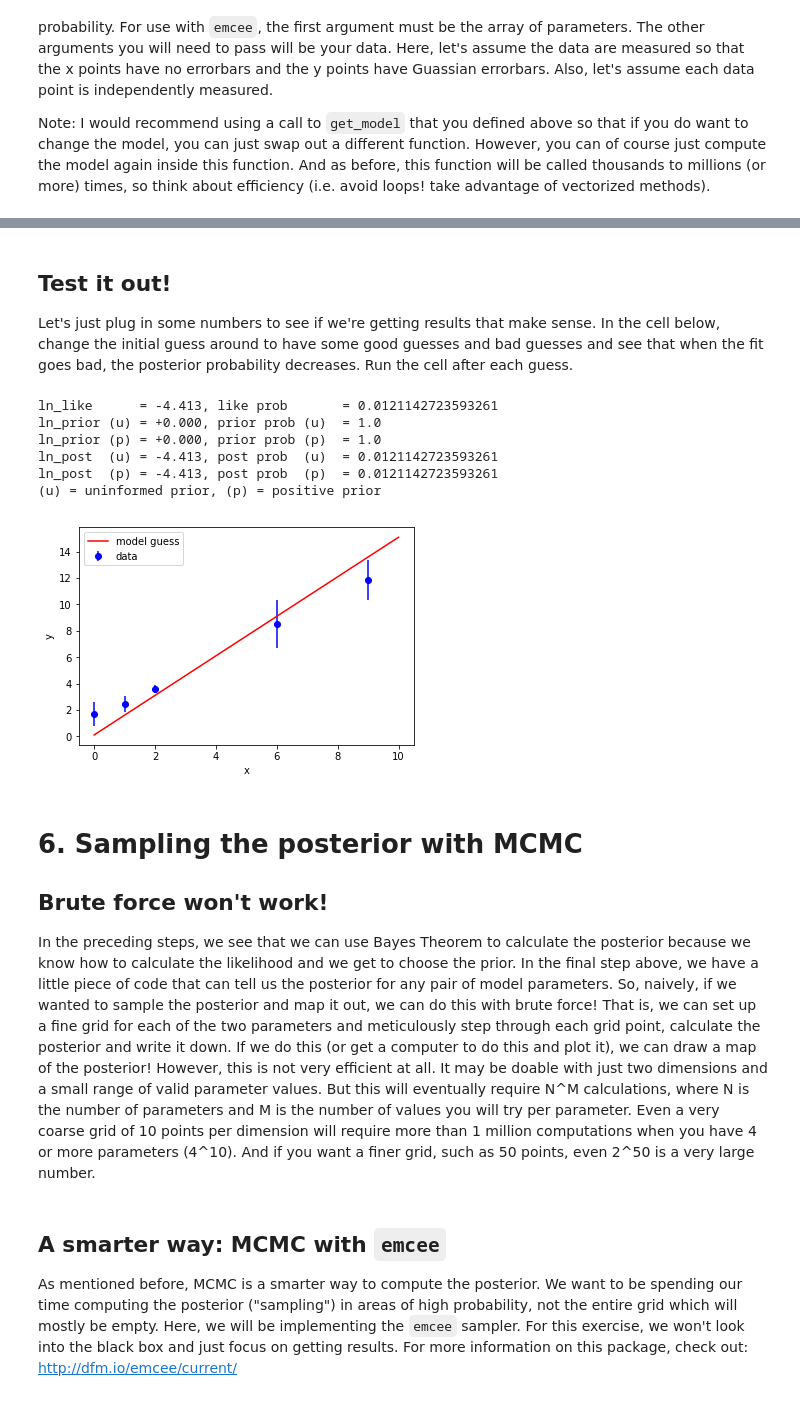
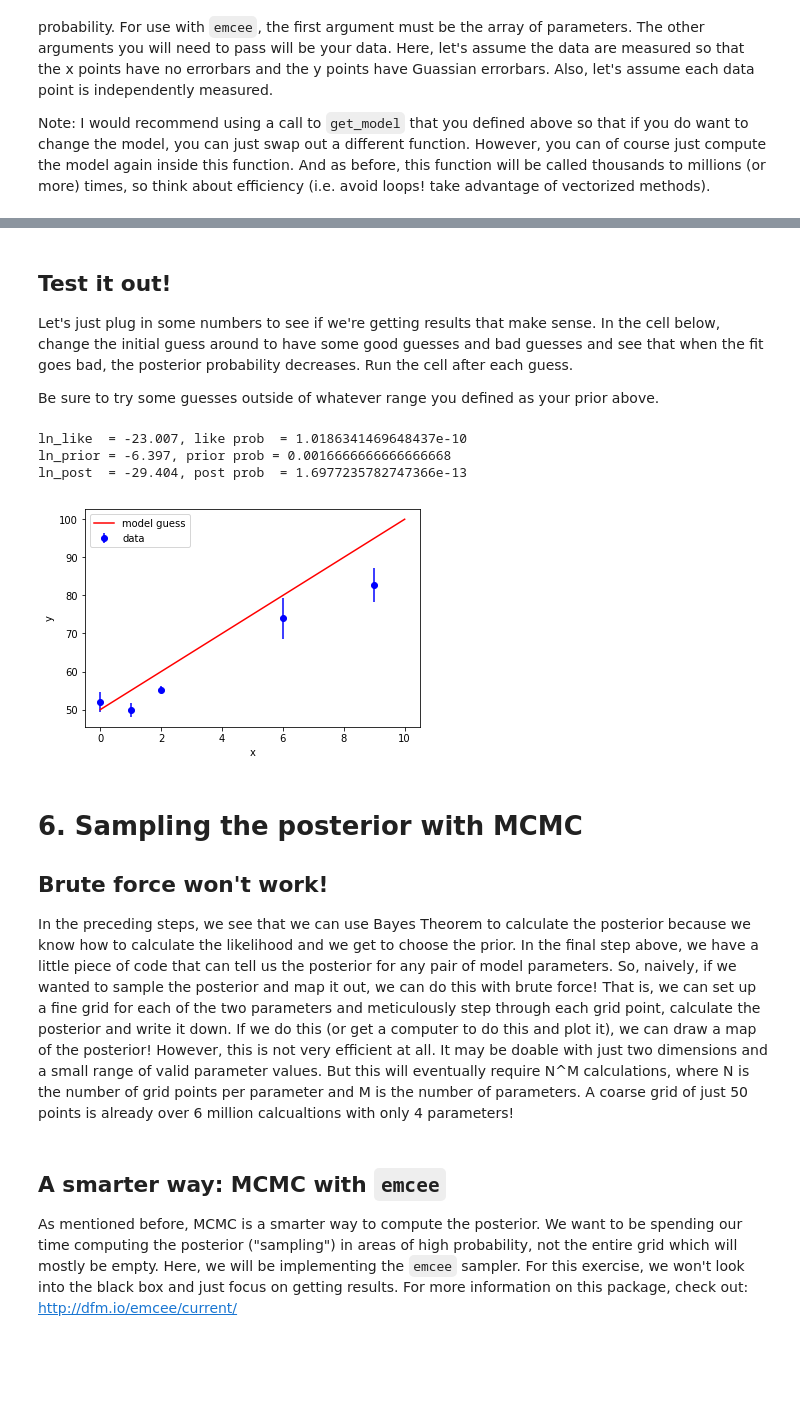
Before and after one commit to henry-ngo/mcmc_workshop, a Jupyter notebook: Session1/util/intro_emcee_complete.ipynb, the cells around one changed output, grey strips where cells are left out. Cells and saved outputs as stored; diff of their text form; code cells hidden in the pictures; blank space fills up the shorter version.

```diff
--- a/Session1/util/intro_emcee_complete.ipynb
+++ b/Session1/util/intro_emcee_complete.ipynb
@@ -86,6 +120,8 @@ Let's start with an uninformed prior, where we do not favour any particular mode
 # %%
-# Define uninformed prior
-def get_ln_prior_uninformed(params):
+# Define posterior
+def get_ln_post(params,x,y,yerr):
     # fill in your function here
-    ln_prior = np.log(1.0)
-    return ln_prior
+    ln_like = get_ln_like(params,x,y,yerr)
+    ln_prior = get_ln_prior(params)
+    ln_post = ln_like + ln_prior
+    return ln_post
@@ -126,43 +128,37 @@ def get_ln_post_positive(params,x,y,yerr):
 # %% [markdown]
 ## Test it out!
 Let's just plug in some numbers to see if we're getting results that make sense. In the cell below, change the initial guess around to have some good guesses and bad guesses and see that when the fit goes bad, the posterior probability decreases. Run the cell after each guess.
+
+Be sure to try some guesses outside of whatever range you defined as your prior above.
 # %%
 # Compute the model guess
-params_guess = [1.5,0.1] # slope, intercept guess: CHANGE THIS
+params_guess = [5,50] # slope, intercept guess: CHANGE THIS
 x_arr = np.linspace(0,10,11) # an array of 11 elements from 0 to 10, for plotting
 model_arr = compute_model(params_guess,x_arr)
 # Plot the data and model guess
 plt.figure()
 plt.errorbar(x,y,yerr=y_err,fmt='bo',label='data'); # plot the data
 plt.plot(x_arr,model_arr,'r-',label='model guess'); # plot the model guess
 plt.legend()
 plt.xlabel('x');
 plt.ylabel('y');
 # Print the likelihood, prior, and posterior for the guess
-ln_like   = get_ln_like(params_guess,x,y,y_err)
-ln_prior1 = get_ln_prior_uninformed(params_guess)
-ln_prior2 = get_ln_prior_positive(params_guess)
-ln_post1  = get_ln_post_uninformed(params_guess,x,y,y_err)
-ln_post2  = get_ln_post_positive(params_guess,x,y,y_err)
-print('ln_like      = {:+.3f}, like prob       = {}'.format(ln_like,np.exp(ln_like)))
-print('ln_prior (u) = {:+.3f}, prior prob (u)  = {}'.format(ln_prior1,np.exp(ln_prior1)))
-print('ln_prior (p) = {:+.3f}, prior prob (p)  = {}'.format(ln_prior2,np.exp(ln_prior2)))
-print('ln_post  (u) = {:+.3f}, post prob  (u)  = {}'.format(ln_post1,np.exp(ln_post1)))
-print('ln_post  (p) = {:+.3f}, post prob  (p)  = {}'.format(ln_post2,np.exp(ln_post2)))
-print('(u) = uninformed prior, (p) = positive prior')
+ln_like  = get_ln_like(params_guess,x,y,y_err)
+ln_prior = get_ln_prior(params_guess)
+ln_post  = get_ln_post(params_guess,x,y,y_err)
+print('ln_like  = {:+.3f}, like prob  = {}'.format(ln_like,np.exp(ln_like)))
+print('ln_prior = {:+.3f}, prior prob = {}'.format(ln_prior,np.exp(ln_prior)))
+print('ln_post  = {:+.3f}, post prob  = {}'.format(ln_post,np.exp(ln_post)))
 # %% [output]
-ln_like      = -4.413, like prob       = 0.0121142723593261
-ln_prior (u) = +0.000, prior prob (u)  = 1.0
-ln_prior (p) = +0.000, prior prob (p)  = 1.0
-ln_post  (u) = -4.413, post prob  (u)  = 0.0121142723593261
-ln_post  (p) = -4.413, post prob  (p)  = 0.0121142723593261
-(u) = uninformed prior, (p) = positive prior
+ln_like  = -23.007, like prob  = 1.0186341469648437e-10
+ln_prior = -6.397, prior prob = 0.0016666666666666668
+ln_post  = -29.404, post prob  = 1.6977235782747366e-13
-[figure, old version]
+[figure, new version]
 # %% [markdown]
 # 6. Sampling the posterior with MCMC
 
 ## Brute force won't work!
-In the preceding steps, we see that we can use Bayes Theorem to calculate the posterior because we know how to calculate the likelihood and we get to choose the prior. In the final step above, we have a little piece of code that can tell us the posterior for any pair of model parameters. So, naively, if we wanted to sample the posterior and map it out, we can do this with brute force! That is, we can set up a fine grid for each of the two parameters and meticulously step through each grid point, calculate the posterior and write it down. If we do this (or get a computer to do this and plot it), we can draw a map of the posterior! However, this is not very efficient at all. It may be doable with just two dimensions and a small range of valid parameter values. But this will eventually require N^M calculations, where N is the number of parameters and M is the number of values you will try per parameter. Even a very coarse grid of 10 points per dimension will require more than 1 million computations when you have 4 or more parameters (4^10). And if you want a finer grid, such as 50 points, even 2^50 is a very large number.
+In the preceding steps, we see that we can use Bayes Theorem to calculate the posterior because we know how to calculate the likelihood and we get to choose the prior. In the final step above, we have a little piece of code that can tell us the posterior for any pair of model parameters. So, naively, if we wanted to sample the posterior and map it out, we can do this with brute force! That is, we can set up a fine grid for each of the two parameters and meticulously step through each grid point, calculate the posterior and write it down. If we do this (or get a computer to do this and plot it), we can draw a map of the posterior! However, this is not very efficient at all. It may be doable with just two dimensions and a small range of valid parameter values. But this will eventually require N^M calculations, where N is the number of grid points per parameter and M is the number of parameters. A coarse grid of just 50 points is already over 6 million calcualtions with only 4 parameters!
 # %% [markdown]
 ## A smarter way: MCMC with `emcee`
 As mentioned before, MCMC is a smarter way to compute the posterior. We want to be spending our time computing the posterior ("sampling") in areas of high probability, not the entire grid which will mostly be empty. Here, we will be implementing the `emcee` sampler. For this exercise, we won't look into the black box and just focus on getting results. For more information on this package, check out: http://dfm.io/emcee/current/
```
Also changed, not shown: parts of 42 cells of this notebook, 3 other files.
